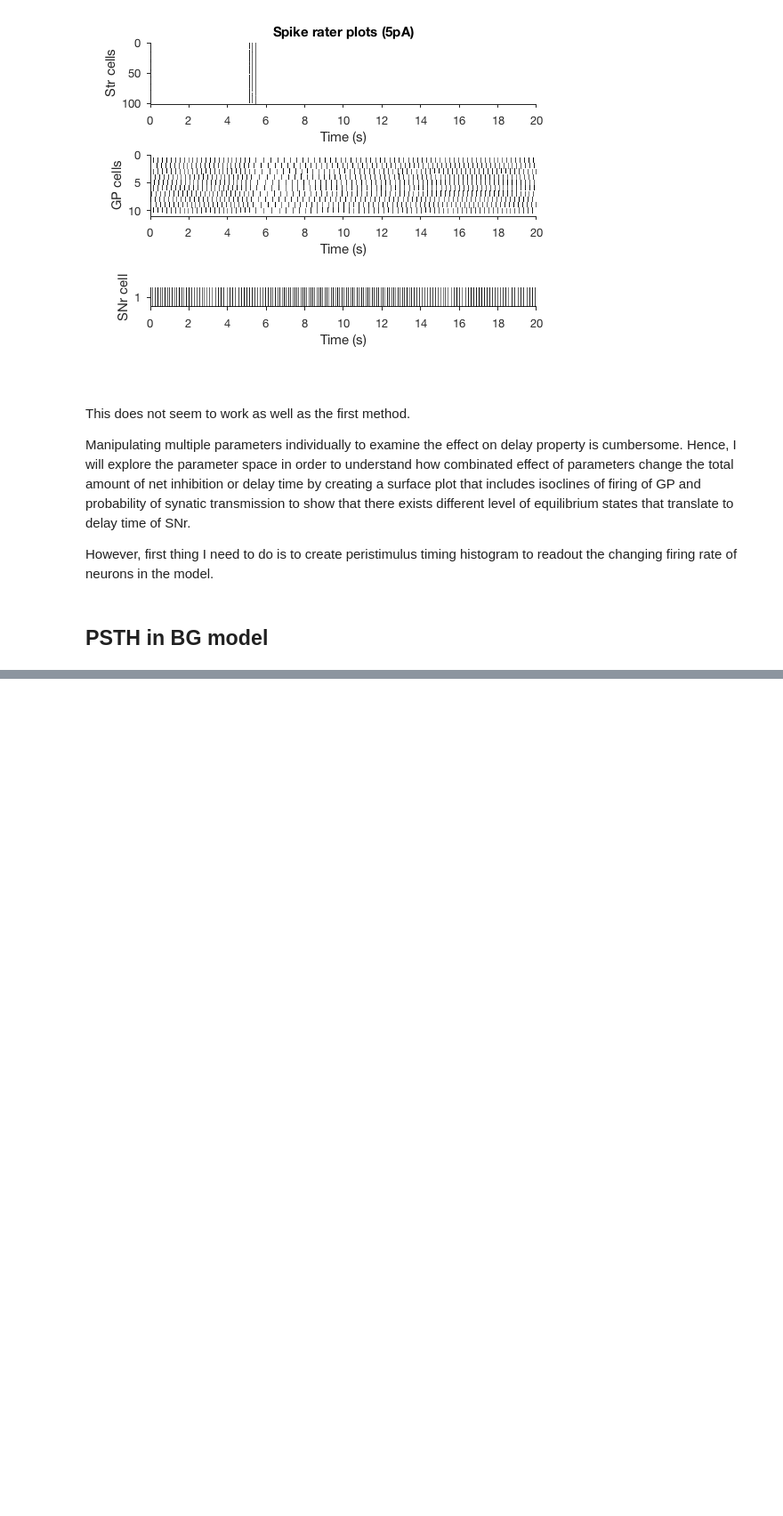
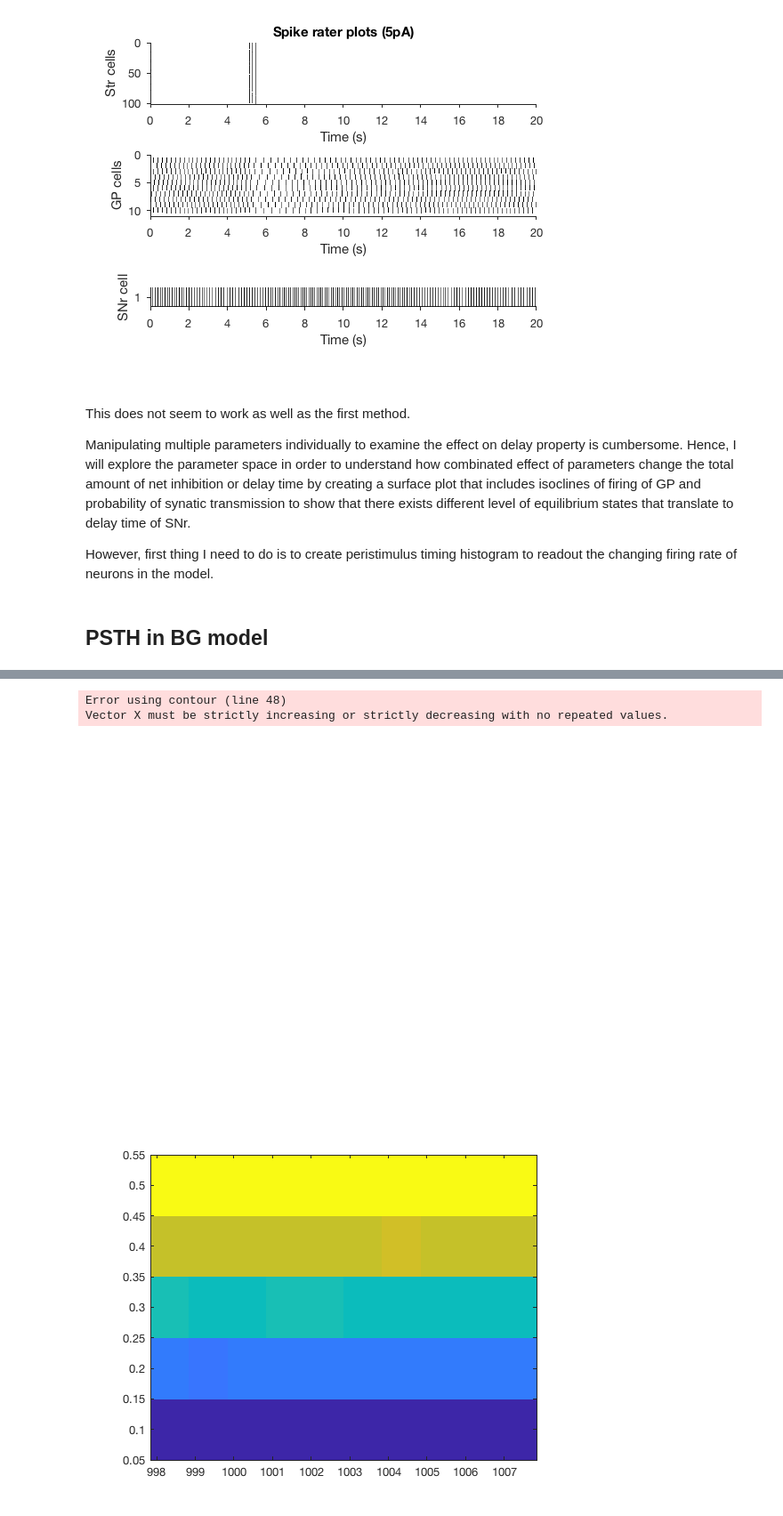
Before and after one commit to seulah-kim/delaylineBG, a Jupyter notebook: BGdelayline_notebook.ipynb, the cells around one changed output, grey strips where cells are left out. Shown at 89% size. Saved outputs shown, nothing was run; the diff lists cells and outputs as text; code cells hidden in the pictures; blank space fills up the shorter version.

```diff
--- a/BGdelayline Prototype.ipynb
+++ b/BGdelayline_notebook.ipynb
@@ -705,0 +865,71 @@ However, first thing I need to do is to create peristimulus timing histogram to
+# %%
+figure (4)
+imagesc(fr_gp(:,1),P_gp2snr,I_tot_snr_mean'); axis('xy')
+
+
+figure (3)
+contour(fr_gp(:,1),P_gp2snr,I_tot_snr_mean')
+
+%%Plot
+figure (1)
+subplot(5,1,1)
+plotRaster(spk_str);
+title('Spike rater plots (3pA)')
+ylabel('Str cells')
+subplot(5,1,2)
+
+plotRaster(spk_gp);
+ylabel('GP cells')
+subplot(5,1,4)
+
+plotRaster(spk_snr);
+ylabel('SNr cell')
+
+
+figure (2)
+subplot(2,1,1)
+plot(Isyn_gp')
+legend('gp_inhibition')
+title('input to GP = 3pA')
+subplot(2,1,2)
+plot(Isyn_snr')
+legend('snr_inhibition')
+
+binWidth_gp = 200; %ms
+
+t_bar_gp = 1:binWidth_gp:length(spk_gp);
+psth_gp = zeros(1,length(t_bar_gp));
+
+for psth_i = 1:length(t_bar_gp)-1
+
+    psth_gp(psth_i) = sum(sum(spk_gp(:,t_bar_gp(psth_i):(t_bar_gp(psth_i)+binWidth_gp-1))));
+
+end
+
+%fr_gp = mean(psth_gp(find(1<=t_bar_gp*0.001<=3)))/(size(spk_gp,1)*(binWidth_gp*0.001));
+
+figure (1)
+subplot(5,1,3)
+bar(t_bar_gp*0.001,psth_gp/(size(spk_gp,1)*(binWidth_gp*0.001)))
+xlim([0 7])
+ylabel('gp PSTH (spikes/s)')
+
+binWidth_snr = 200; %ms
+t_bar_snr = 1:binWidth_snr:length(spk_snr);
+psth_snr = zeros(1,length(t_bar_snr));
+
+for psth_j = 1:length(t_bar_snr)-1
+psth_snr(psth_j) = sum(sum(spk_snr(:,t_bar_snr(psth_j):(t_bar_snr(psth_j)+binWidth_snr-1))));
+end
+
+subplot(5,1,5)
+bar(t_bar_snr*0.001,psth_snr/(size(spk_snr,1)*(binWidth_snr*0.001)))
+xlim([0 7])
+ylabel('snr PSTH (spikes/s)')
+
+% [N, EDGES] = histcounts(spk_gp(1,:),100);
+# %% [output]
+Error using contour (line 48)
+Vector X must be strictly increasing or strictly decreasing with no repeated values.
+[figure, added]
+[figure, added]
```
Also changed, not shown: parts of 3 cells of this notebook, 9 other files.
